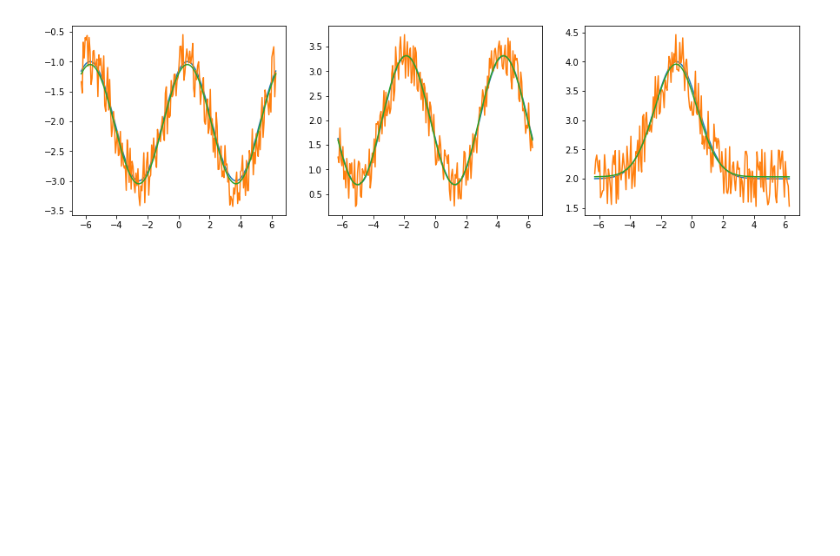
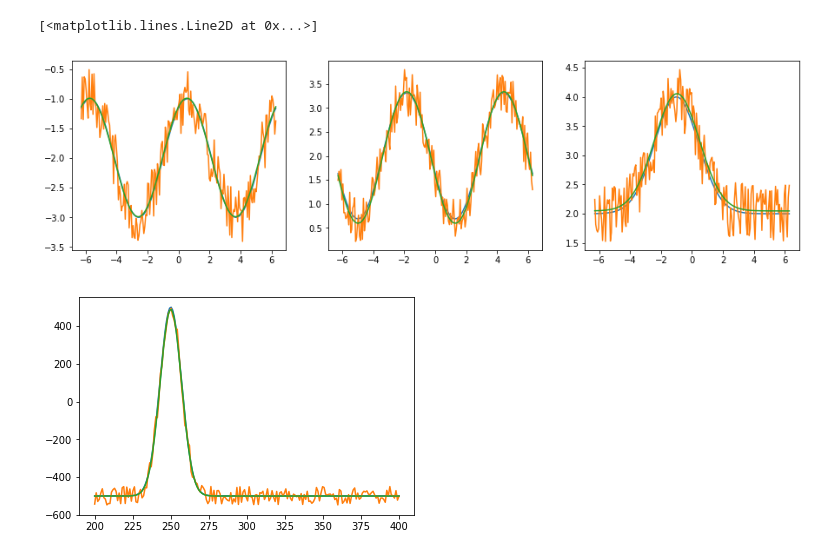
Before and after one commit to hayashikun/ipynbs, a Jupyter notebook: fitting.ipynb, the cells around one changed output. Cells and saved outputs as stored; diff of their text form; code cells hidden in the pictures; blank space fills up the shorter version.

```diff
--- a/fitting.ipynb
+++ b/fitting.ipynb
@@ -9,31 +9,50 @@ import pandas as pd
 from scipy.optimize import curve_fit
 
 _, plts = plt.subplots(ncols=3, figsize=(15, 4))
 
 N = 200
 x = np.linspace(-1, 1, N) * 2 * np.pi
 
 def sin(x, a, b):
     return np.sin(x + a) + b
 
 def sin_cos(x, a, b, c):
     return np.sin(x + a) + np.cos(x + b) + c
 
 def gaussian(x, a, b, c, d):
     return a * np.exp(- (x - b) ** 2 / c ** 2) + d
 
 data = {
     sin.__name__: sin(x, 1, -2),
     sin_cos.__name__: sin_cos(x, -2, 1, 2),
     gaussian.__name__: gaussian(x, 2, -1, 2, 2)
 }
 
 for i, f in enumerate([sin, sin_cos, gaussian]):
     y = data[f.__name__]
     plts[i].plot(x, y)
     noise_y = y + (np.random.random(N) - 0.5)
     plts[i].plot(x, noise_y)
     p, _ = curve_fit(f, x, noise_y)
     plts[i].plot(x, f(x, *p))
+
+
+x = np.linspace(200, 400, N)
+_, ax = plt.subplots(figsize=(6, 4))
+y = gaussian(x, 1000, 250, 10, -500)
+noise_y = y + (np.random.random(N) * 100) - 50
+ax.plot(x, y)
+ax.plot(x, noise_y)
+# p, _ = curve_fit(gaussian, x, noise_y) => failed to fit
+
+a = np.amax(noise_y) - np.amin(noise_y)
+b = x[np.where(noise_y == np.amax(noise_y))[0][0]]
+c = 1
+d = np.amin(noise_y)
+
+p, _ = curve_fit(gaussian, x, noise_y, p0=[a, b, c, d])
+ax.plot(x, gaussian(x, *p))
 # %% [output]
+[<matplotlib.lines.Line2D at 0x...>]
-[figure, old version]
+[figure, new version]
+[figure, added]
```
